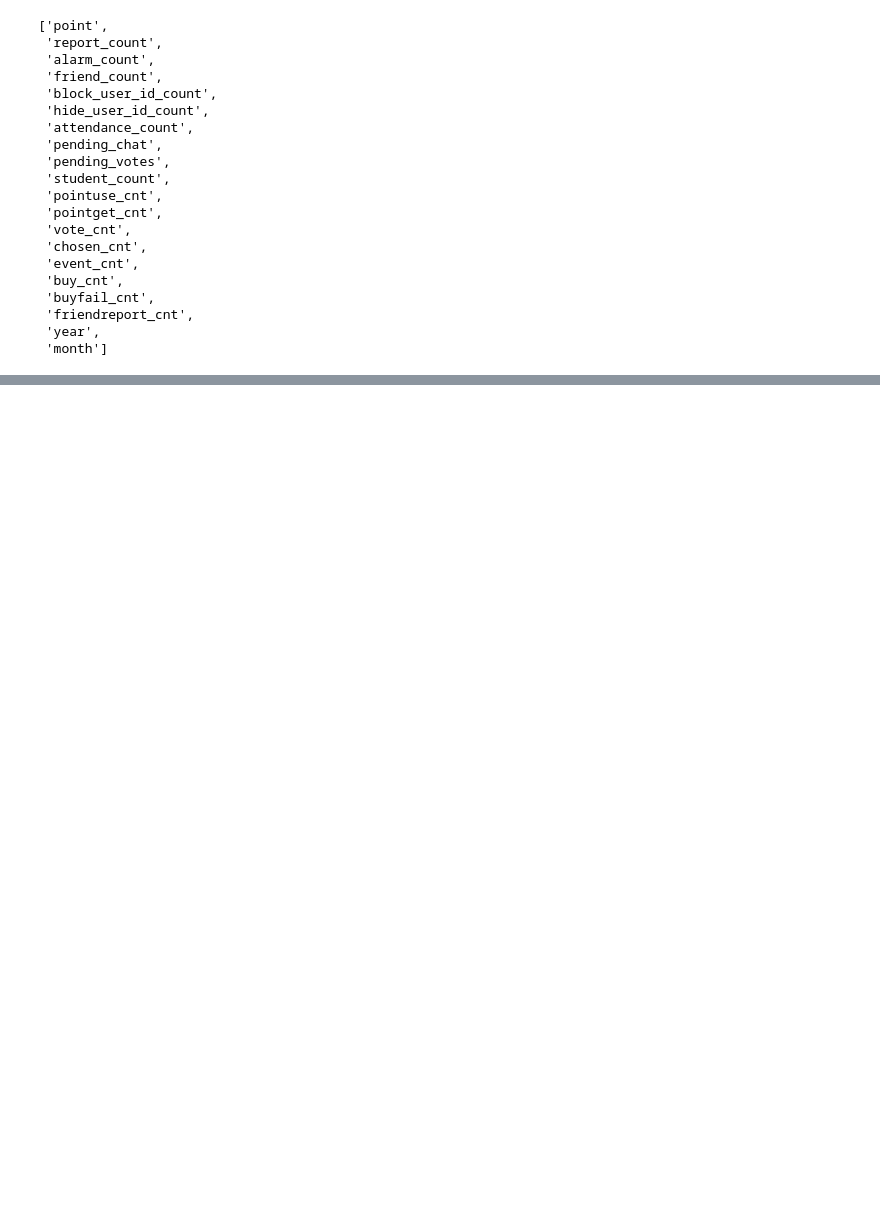
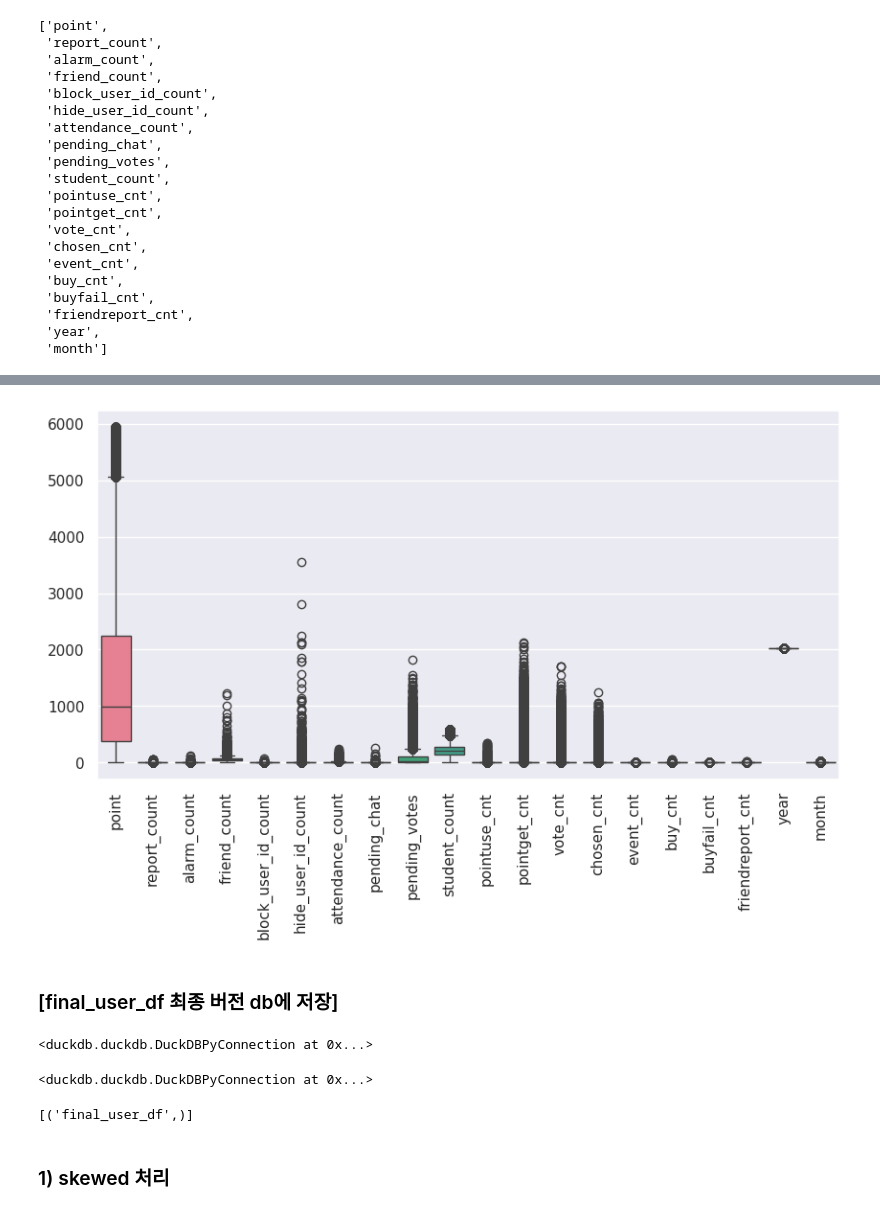
Before and after one commit to goheejieuri/final_project_team3, a Jupyter notebook: sohee_copy.ipynb, the cells around one changed output, grey strips where cells are left out. Drawn from its saved outputs; the diff is of its cells as text; code cells hidden in the pictures; blank space fills up the shorter version.

```diff
--- a/sohee_copy.ipynb
+++ b/sohee_copy.ipynb
@@ -1830,0 +1986,14 @@ plt.show()
+# %%
+def remove_iqr(df, col):
+  q1 = df[col].quantile(0.25)
+  q3 = df[col].quantile(0.75)
+  iqr = q3 - q1
+
+  lower_bound = q1 - 1.5*iqr
+  upper_bound = q3 + 1.5*iqr
+
+  df_cleand = df[(df[col]>=lower_bound) & (df[col]<=upper_bound)]
+
+  return df_cleand
+# %%
+final_user_df = remove_iqr(final_user_df, 'point')
@@ -1830,0 +2004,29 @@ plt.show()
+# %%
+plt.figure(figsize=(10,5))
+sns.boxplot(final_user_df[f_numeric_cols])
+plt.xticks(rotation=90)
+plt.show()
+# %% [output]
+[figure, added]
+# %% [markdown]
+### [final_user_df 최종 버전 db에 저장]
+# %%
+mem_con.execute("DROP TABLE final_user_df")
+# %% [output]
+<duckdb.duckdb.DuckDBPyConnection at 0x...>
+# %%
+mem_con.execute("""
+                CREATE TABLE final_user_df AS
+                SELECT * FROM final_user_df
+                """)
+
+# 다음에 불러올 때 db에서 불러오기
+# %% [output]
+<duckdb.duckdb.DuckDBPyConnection at 0x...>
+# %%
+tables = mem_con.execute("SHOW TABLES").fetchall()
+print(tables)
+# %% [output]
+[('final_user_df',)]
+# %% [markdown]
+### 1) skewed 처리
```
Also changed, not shown: parts of 75 cells of this notebook.
